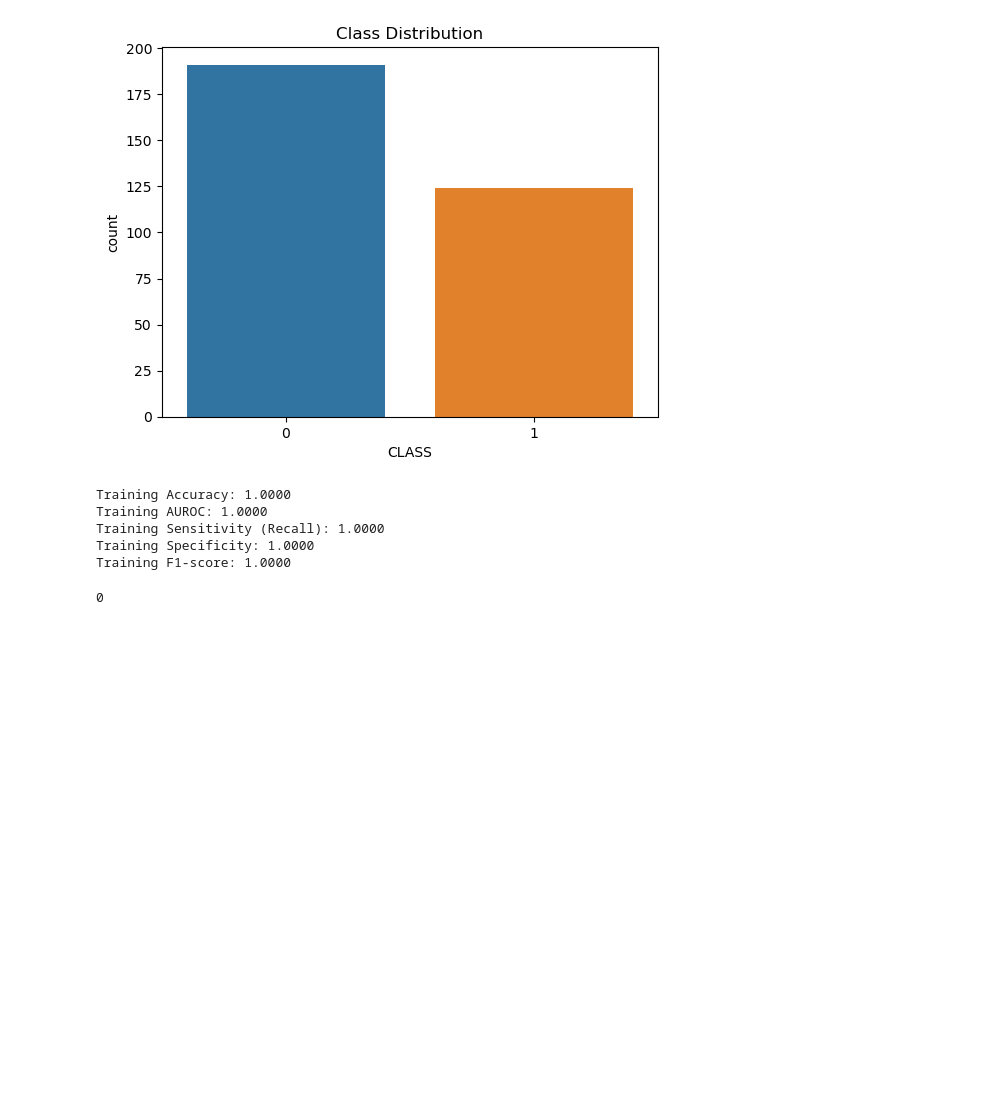
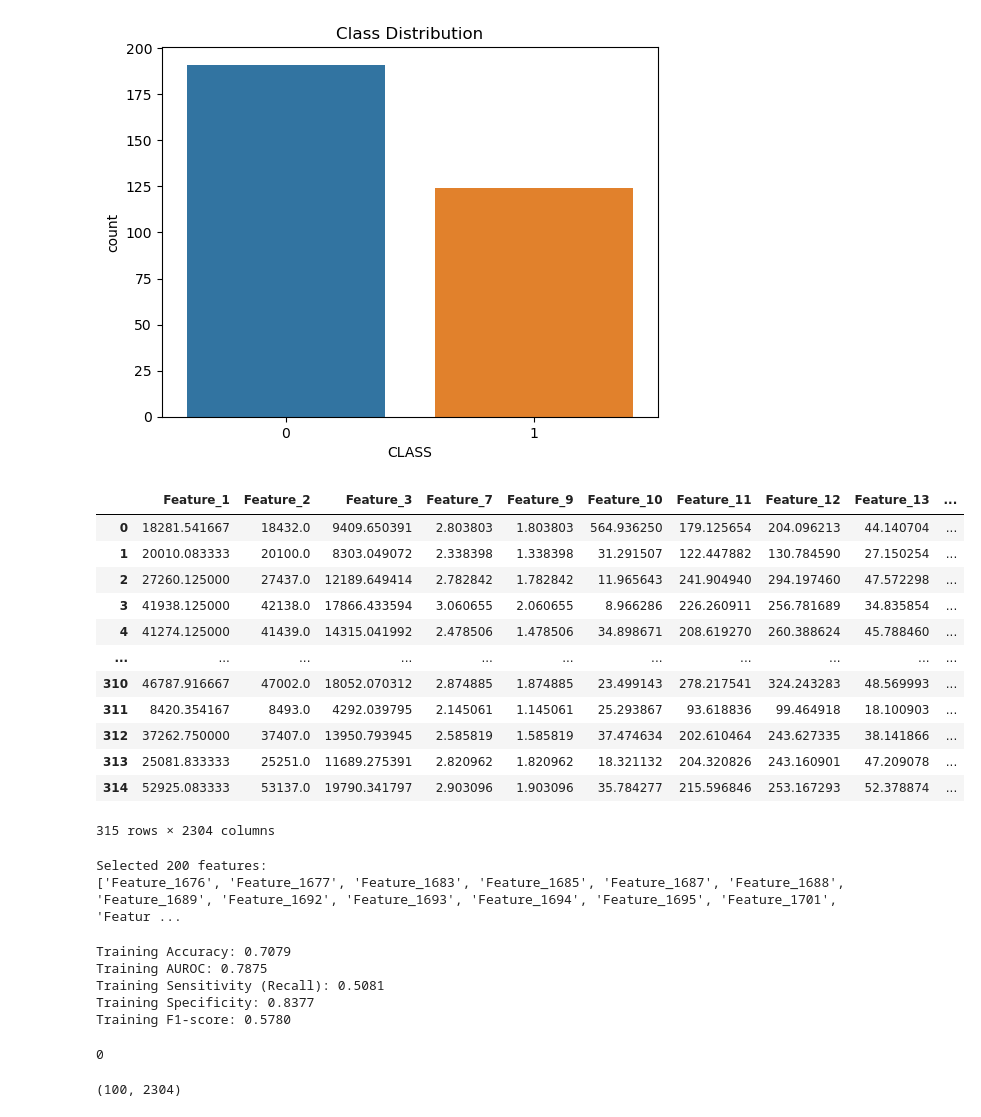
Before and after one commit to kitarp07/RA_Selection_Task_2, a Jupyter notebook: notebooks/exploratory_data_analysis.ipynb, the cells around one changed output. Drawn from its saved outputs; the diff is of its cells as text; code cells hidden in the pictures; blank space fills up the shorter version.

```diff
--- a/notebooks/exploratory_data_analysis.ipynb
+++ b/notebooks/exploratory_data_analysis.ipynb
@@ -225,7 +286,7 @@ print(f"Number of rows with missing values in *all* these columns: {rows_all_mis
 # %% [output]
 Number of rows with missing values in *all* these columns: 116
 # %%
-data_dropped_cols = data_drop_id.drop(columns=cols_to_drop) #drop columns with missing values
+data_dropped_cols = X_reduced_df.drop(columns=cols_to_drop) #drop columns with missing values
 # %%
 data_dropped_cols.isnull().sum().sum() # cols with zero missing data
 # %% [output]
@@ -249,0 +311,16 @@ y = data_dropped_cols['CLASS']
+# %%
+data_dropped_cols
+# %% [output]
+|  | Feature_1 | Feature_2 | Feature_3 | Feature_7 | Feature_9 | Feature_10 | Feature_11 | Feature_12 | Feature_13 | ... |
+| 0 | 18281.541667 | 18432.0 | 9409.650391 | 2.803803 | 1.803803 | 564.936250 | 179.125654 | 204.096213 | 44.140704 | ... |
+| 1 | 20010.083333 | 20100.0 | 8303.049072 | 2.338398 | 1.338398 | 31.291507 | 122.447882 | 130.784590 | 27.150254 | ... |
+| 2 | 27260.125000 | 27437.0 | 12189.649414 | 2.782842 | 1.782842 | 11.965643 | 241.904940 | 294.197460 | 47.572298 | ... |
+| 3 | 41938.125000 | 42138.0 | 17866.433594 | 3.060655 | 2.060655 | 8.966286 | 226.260911 | 256.781689 | 34.835854 | ... |
+| 4 | 41274.125000 | 41439.0 | 14315.041992 | 2.478506 | 1.478506 | 34.898671 | 208.619270 | 260.388624 | 45.788460 | ... |
+| ... | ... | ... | ... | ... | ... | ... | ... | ... | ... | ... |
+| 310 | 46787.916667 | 47002.0 | 18052.070312 | 2.874885 | 1.874885 | 23.499143 | 278.217541 | 324.243283 | 48.569993 | ... |
+| 311 | 8420.354167 | 8493.0 | 4292.039795 | 2.145061 | 1.145061 | 25.293867 | 93.618836 | 99.464918 | 18.100903 | ... |
+| 312 | 37262.750000 | 37407.0 | 13950.793945 | 2.585819 | 1.585819 | 37.474634 | 202.610464 | 243.627335 | 38.141866 | ... |
+| 313 | 25081.833333 | 25251.0 | 11689.275391 | 2.820962 | 1.820962 | 18.321132 | 204.320826 | 243.160901 | 47.209078 | ... |
+| 314 | 52925.083333 | 53137.0 | 19790.341797 | 2.903096 | 1.903096 | 35.784277 | 215.596846 | 253.167293 | 52.378874 | ... |
+315 rows × 2304 columns
@@ -250,3 +329,18 @@ y = data_dropped_cols['CLASS']
+# %%
+# Get boolean mask of selected features
+mask = selector.get_support()
+
+# Get the selected feature names from original DataFrame
+selected_features = data_dropped_cols.columns[mask]
+
+# Convert numpy array back to DataFrame with selected columns
+X_selected = pd.DataFrame(X_selected_array, columns=selected_features)
+
+print(f"Selected {200} features:")
+print(selected_features.tolist())
+# %% [output]
+Selected 200 features:
+['Feature_1676', 'Feature_1677', 'Feature_1683', 'Feature_1685', 'Feature_1687', 'Feature_1688', 'Feature_1689', 'Feature_1692', 'Feature_1693', 'Feature_1694', 'Feature_1695', 'Feature_1701', 'Featur ...
 # %%
 from sklearn.preprocessing import StandardScaler
 
@@ -261,7 +355,7 @@ from sklearn.metrics import accuracy_score, roc_auc_score, recall_score, f1_scor
 # y = your target vector (training labels)
 
 # Initialize the model
-model = LogisticRegression(max_iter=1000, random_state=42)
+model = LogisticRegression(max_iter=500, random_state=42)
 
 # Train the model
 model.fit(X_scaled, y)
@@ -284,11 +378,11 @@ print(f"Training Sensitivity (Recall): {recall:.4f}")
 print(f"Training Specificity: {specificity:.4f}")
 print(f"Training F1-score: {f1:.4f}")
 # %% [output]
-Training Accuracy: 1.0000
-Training AUROC: 1.0000
-Training Sensitivity (Recall): 1.0000
-Training Specificity: 1.0000
-Training F1-score: 1.0000
+Training Accuracy: 0.7079
+Training AUROC: 0.7875
+Training Sensitivity (Recall): 0.5081
+Training Specificity: 0.8377
+Training F1-score: 0.5780
 # %%
 test_set = pd.read_csv("../data/test_set.csv")
 # %%
@@ -299,0 +398,6 @@ np.isinf(test_set).sum().sum()
+# %%
+X_test_threshold = X_test[selected_columns]
+X_test_threshold = X_test_threshold.drop(columns=cols_to_drop)
+X_test_threshold.shape
+# %% [output]
+(100, 2304)
```
Also changed, not shown: parts of 32 cells of this notebook.
